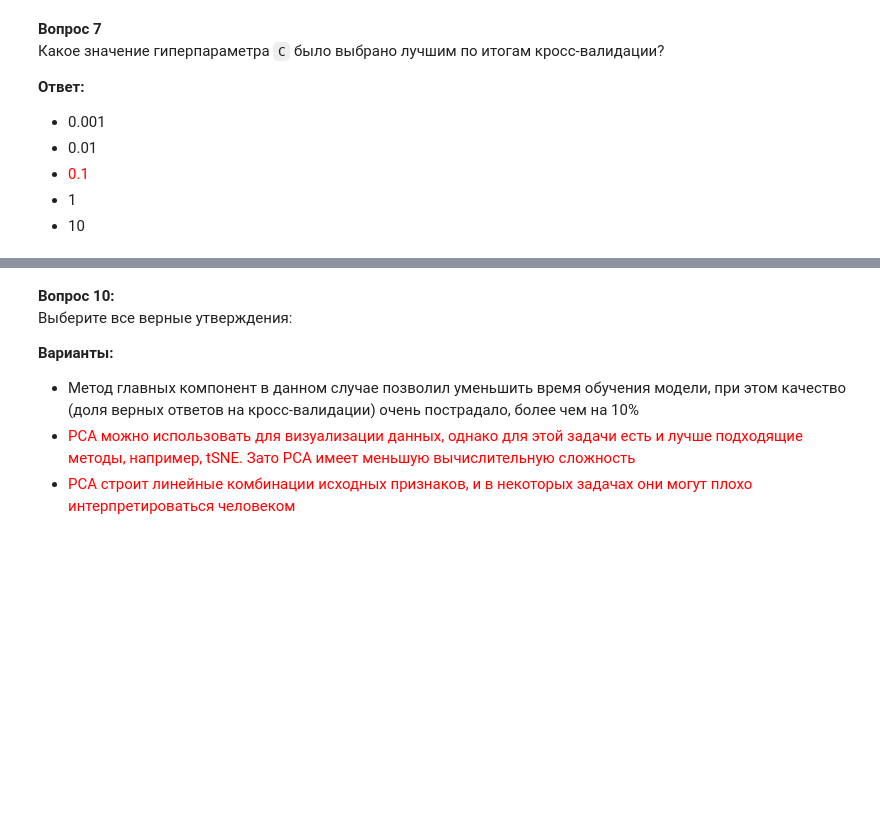
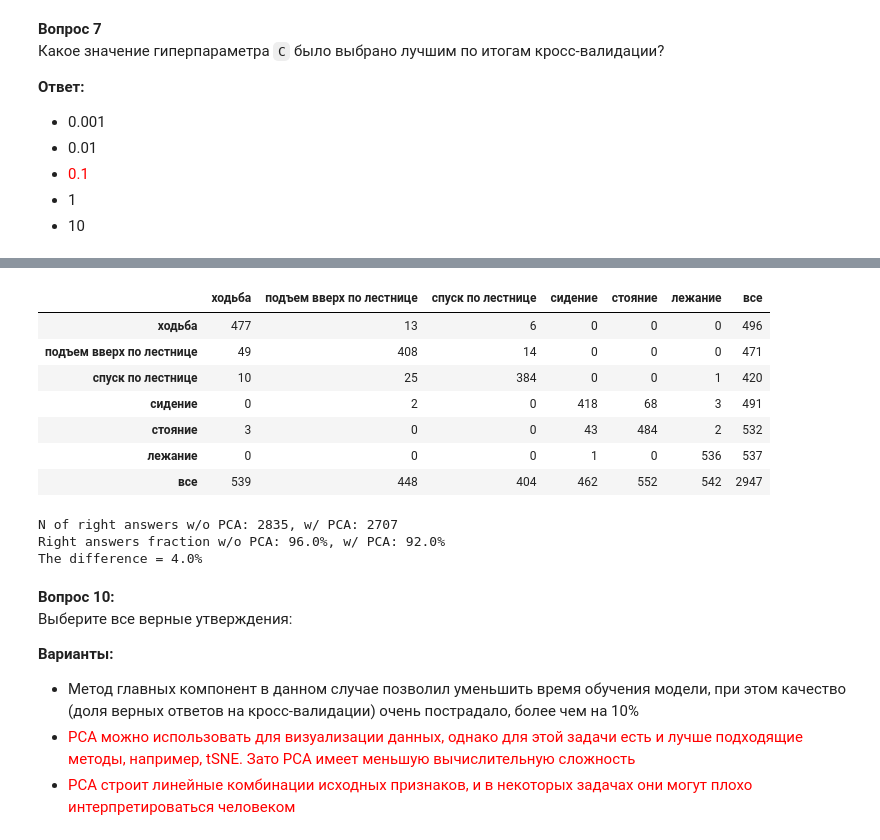
Before and after one commit to tulaman/mlcourse_open, a Jupyter notebook: jupyter_russian/homeworks/hw7_session3_unsupervised_learning.ipynb, the cells around one changed output, grey strips where cells are left out. Saved outputs shown, nothing was run; the diff lists cells and outputs as text; code cells hidden in the pictures; blank space fills up the shorter version.

```diff
--- a/jupyter_russian/homeworks/hw7_session3_unsupervised_learning.ipynb
+++ b/jupyter_russian/homeworks/hw7_session3_unsupervised_learning.ipynb
@@ -339,2 +358,11 @@ NameError: name 'crosstab' is not defined
 - 10%
 - 20%
+# %%
+pca = PCA(n_components=66, random_state=RANDOM_STATE)
+X_train_pca = pca.fit_transform(X_train_scaled - X_train_scaled.mean(axis=0))
+X_test_pca = pca.transform(X_test_scaled)
+# %%
+%%time
+best_svc = GridSearchCV(estimator=svc, param_grid=svc_params, cv=3)
+best_svc.fit(X_train_pca, y_train);
+best_svc.best_params_
@@ -341,3 +372,35 @@ NameError: name 'crosstab' is not defined
+# %%
+y_predicted_pca = best_svc.predict(X_test_pca)
+
+tab2 = pd.crosstab(y_test, y_predicted_pca, margins=True)
+tab2.index = ['ходьба', 'подъем вверх по лестнице', 'спуск по лестнице',
+             'сидение', 'стояние', 'лежание', 'все']
+tab2.columns = tab2.index
+tab2
+# %% [output]
+|  | ходьба | подъем вверх по лестнице | спуск по лестнице | сидение | стояние | лежание | все |
+| ходьба | 477 | 13 | 6 | 0 | 0 | 0 | 496 |
+| подъем вверх по лестнице | 49 | 408 | 14 | 0 | 0 | 0 | 471 |
+| спуск по лестнице | 10 | 25 | 384 | 0 | 0 | 1 | 420 |
+| сидение | 0 | 2 | 0 | 418 | 68 | 3 | 491 |
+| стояние | 3 | 0 | 0 | 43 | 484 | 2 | 532 |
+| лежание | 0 | 0 | 0 | 1 | 0 | 536 | 537 |
+| все | 539 | 448 | 404 | 462 | 552 | 542 | 2947 |
+# %%
+n_right = 0
+n_right_pca = 0
+for i in range(0, 6):
+    n_right += tab.iloc[i, i]
+    n_right_pca += tab2.iloc[i, i]
+print("N of right answers w/o PCA: {}, w/ PCA: {}".format(n_right, n_right_pca))
+right_fraction = round((n_right/tab.iloc[6,6]) * 100, 0)
+right_fraction_pca = round((n_right_pca/tab2.iloc[6,6]) * 100, 0)
+print("Right answers fraction w/o PCA: {}%, w/ PCA: {}%".format(right_fraction, right_fraction_pca))
+print("The difference = {}%".format(right_fraction - right_fraction_pca))
+# %% [output]
+N of right answers w/o PCA: 2835, w/ PCA: 2707
+Right answers fraction w/o PCA: 96.0%, w/ PCA: 92.0%
+The difference = 4.0%
 # %% [markdown]
 **Вопрос 10:**<br>
 Выберите все верные утверждения:
```
Also changed, not shown: parts of 18 cells of this notebook.
